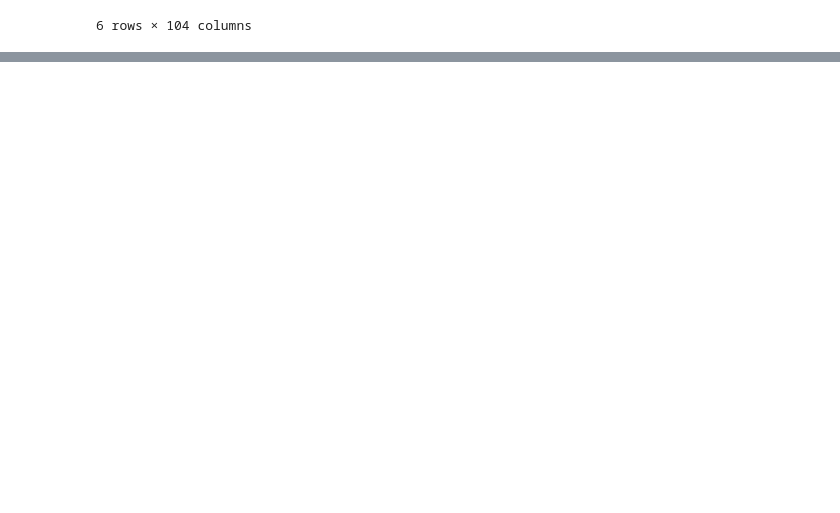
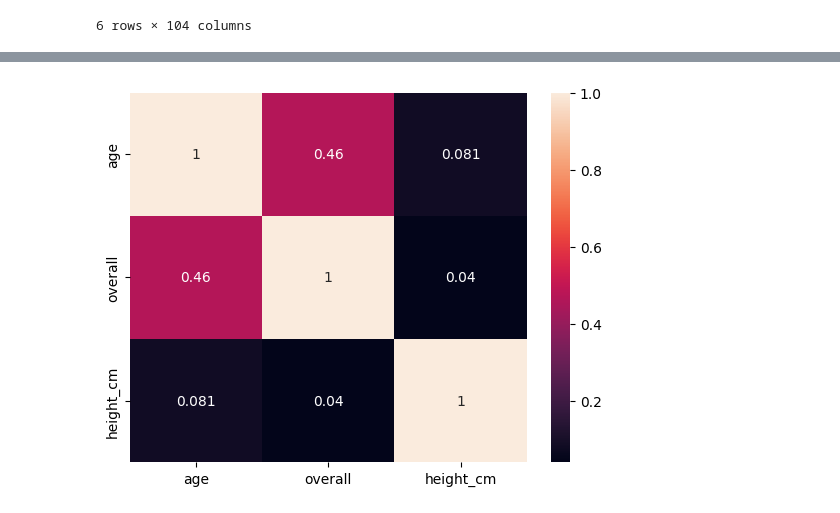
Before and after one commit to WalterMenjivar1/hth_fallprogram, a Jupyter notebook: Finding_an_interesting_dataset/My Data Analysis.ipynb, the cells around one changed output, grey strips where cells are left out. Drawn from its saved outputs; the diff is of its cells as text; code cells hidden in the pictures; blank space fills up the shorter version.

Commit message:
Correlation between data

```diff
--- a/Finding_an_interesting_dataset/My Data Analysis.ipynb
+++ b/Finding_an_interesting_dataset/My Data Analysis.ipynb
@@ -59,0 +77,8 @@ football_data[football_data['overall'] > 90]
+# %%
+# heat map between age and overall rating
+# heat map between height and overall rating
+football_features = football_data[['age','overall','height_cm']]
+
+corr_heatmap = seaborn.heatmap(football_features.corr(), annot = True, cmap = 'rocket')
+# %% [output]
+[figure, added]
```
Also changed, not shown: parts of 6 cells of this notebook.
